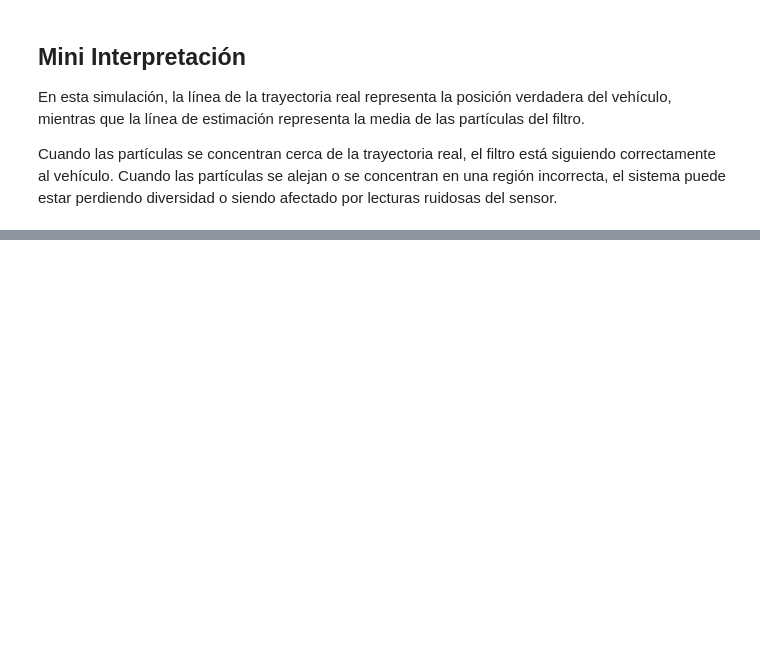
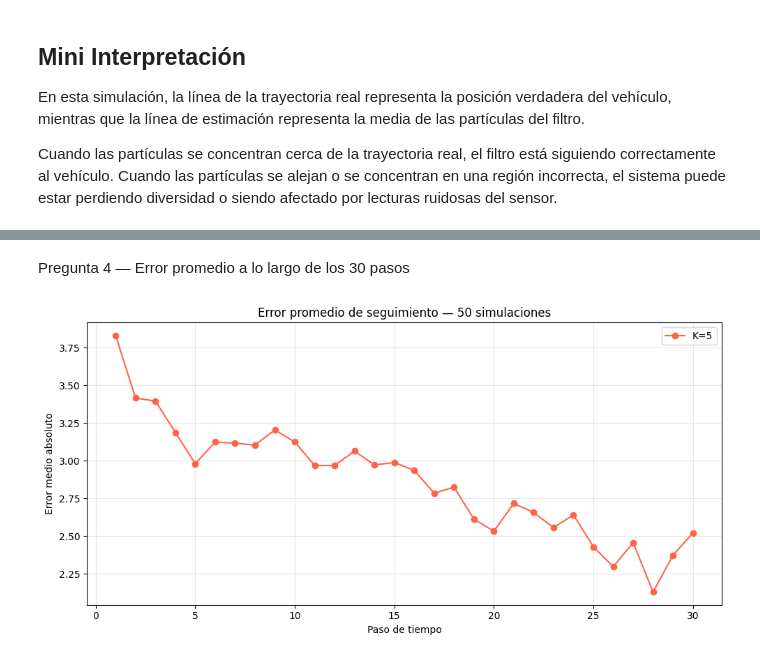
Before and after one commit to Vann06/Inteligencia_Artificial, a Jupyter notebook: task3.ipynb, the cells around one changed output, grey strips where cells are left out. Drawn from its saved outputs; the diff is of its cells as text; code cells hidden in the pictures; blank space fills up the shorter version.

```diff
--- a/task3.ipynb
+++ b/task3.ipynb
@@ -270,0 +275,26 @@ Cuando las partículas se concentran cerca de la trayectoria real, el filtro est
+# %% [markdown]
+Pregunta 4 — Error promedio a lo largo de los 30 pasos
+# %%
+N_SIMS = 50
+PASOS = 30
+
+errores_k5 = np.zeros((N_SIMS, PASOS))
+
+for i in range(N_SIMS):
+    tray, obs = simular_vehiculo(PASOS)
+    est, hist = filtro_particulas(obs, K=5)
+    errores_k5[i] = np.abs(tray - est)
+
+error_promedio_k5 = errores_k5.mean(axis=0)
+
+plt.figure(figsize=(10, 5))
+plt.plot(range(1, PASOS+1), error_promedio_k5, 'o-', color='tomato', label='K=5')
+plt.xlabel('Paso de tiempo')
+plt.ylabel('Error medio absoluto')
+plt.title('Error promedio de seguimiento — 50 simulaciones')
+plt.legend()
+plt.grid(True, alpha=0.3)
+plt.tight_layout()
+plt.show()
+# %% [output]
+[figure, added]
```
Also changed, not shown: parts of 16 cells of this notebook, 3 other files.
